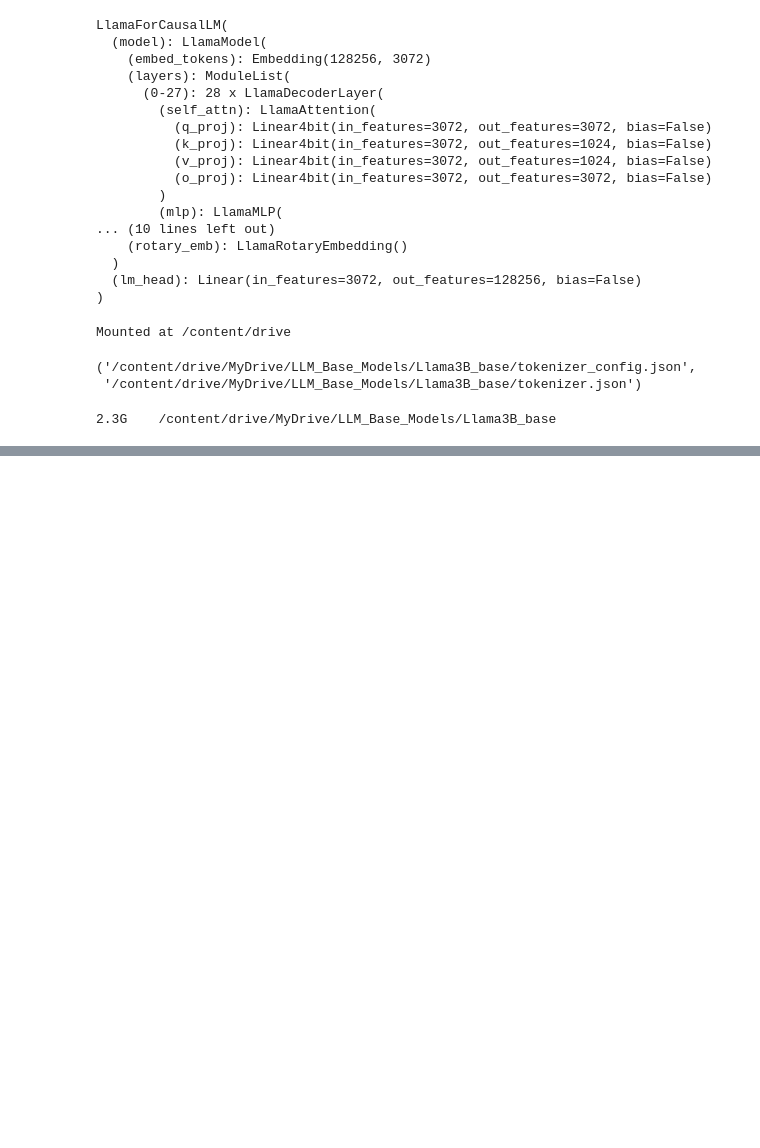
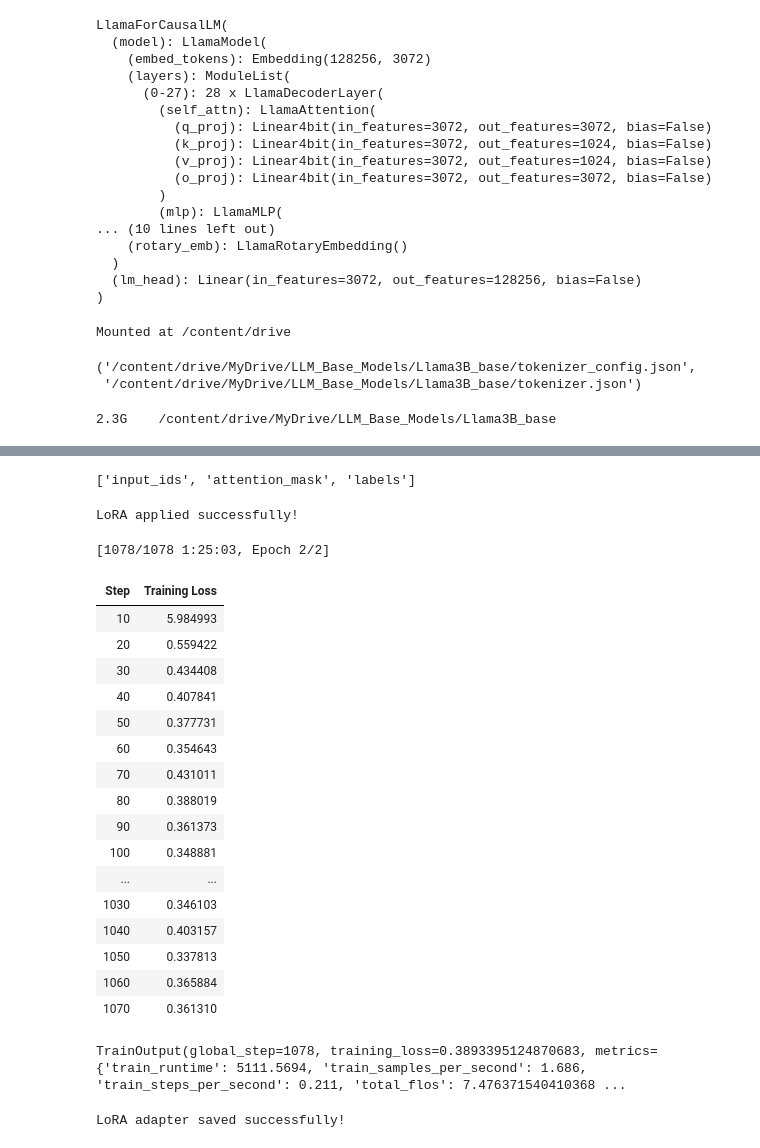
Before and after one commit to arun-mishra22/Data-Science-Interview-Assistant, a Jupyter notebook: Llm_fine_tuning.ipynb, the cells around one changed output, grey strips where cells are left out. Cells and saved outputs as stored; diff of their text form; code cells hidden in the pictures; blank space fills up the shorter version.

Commit message:
the model is fined tuned and the Lora adapters are saved in drive .

```diff
--- a/Llm_fine_tuning.ipynb
+++ b/Llm_fine_tuning.ipynb
@@ -120,0 +211,76 @@ tokenizer.save_pretrained("/content/drive/MyDrive/LLM_Base_Models/Llama3B_base")
+# %%
+tokenized_dataset = tokenized_dataset.remove_columns(["text"])
+# %%
+print(tokenized_dataset.column_names)
+# %% [output]
+['input_ids', 'attention_mask', 'labels']
+# %%
+from peft import LoraConfig, get_peft_model
+
+lora_config = LoraConfig(
+    r=16,
+    lora_alpha=16,
+    target_modules=["q_proj", "v_proj"],
+    lora_dropout=0.05,
+    bias="none",
+    task_type="CAUSAL_LM"
+)
+
+model = get_peft_model(model, lora_config)
+
+print("LoRA applied successfully!")
+# %% [output]
+LoRA applied successfully!
+# %%
+from transformers import TrainingArguments
+
+training_args = TrainingArguments(
+    output_dir="./results",
+    per_device_train_batch_size=2,
+    gradient_accumulation_steps=4,
+    num_train_epochs=2,
+    learning_rate=2e-4,
+    fp16=True,
+    logging_steps=10,
+    save_steps=100,
+    save_total_limit=2
+)
+# %%
+from transformers import Trainer
+
+trainer = Trainer(
+    model=model,
+    args=training_args,
+    train_dataset=tokenized_dataset
+)
+# %%
+trainer.train()
+# %% [output]
+[1078/1078 1:25:03, Epoch 2/2]
+| Step | Training Loss |
+| 10 | 5.984993 |
+| 20 | 0.559422 |
+| 30 | 0.434408 |
+| 40 | 0.407841 |
+| 50 | 0.377731 |
+| 60 | 0.354643 |
+| 70 | 0.431011 |
+| 80 | 0.388019 |
+| 90 | 0.361373 |
+| 100 | 0.348881 |
+| ... | ... |
+| 1030 | 0.346103 |
+| 1040 | 0.403157 |
+| 1050 | 0.337813 |
+| 1060 | 0.365884 |
+| 1070 | 0.361310 |
+TrainOutput(global_step=1078, training_loss=0.3893395124870683, metrics={'train_runtime': 5111.5694, 'train_samples_per_second': 1.686, 'train_steps_per_second': 0.211, 'total_flos': 7.476371540410368 ...
+# %%
+adapter_path = "/content/drive/MyDrive/LLM_Base_Models/Llama3B_lora_adapter"
+
+model.save_pretrained(adapter_path)
+tokenizer.save_pretrained(adapter_path)
+
+print("LoRA adapter saved successfully!")
+# %% [output]
+LoRA adapter saved successfully!
```
Also changed, not shown: parts of 12 cells of this notebook.
